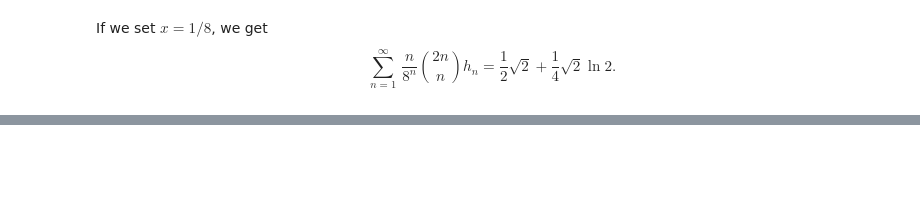
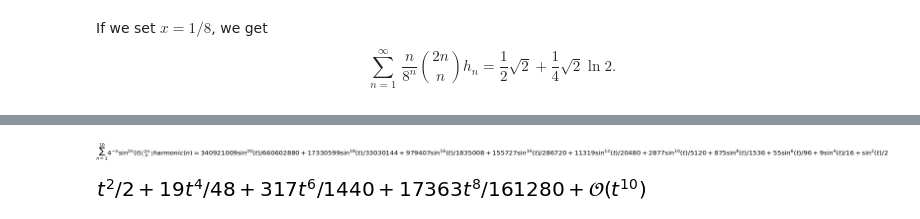
Before and after one commit to mameli/Analysis_and_Design_of_Algorithms, a Jupyter notebook: Chen21/chen.ipynb, the cells around one changed output, grey strips where cells are left out. Cells and saved outputs as stored; diff of their text form; code cells hidden in the pictures; blank space fills up the shorter version.

```diff
--- a/Chen21/chen.ipynb
+++ b/Chen21/chen.ipynb
@@ -497,0 +493,12 @@ s9_expr
+# %%
+s10 = Sum(1/4**n*binomial(2*n,n)*harmonic(n)*sin(t)**(2*n),(n,1,k))
+s10_expr = Lambda([t], 2/cos(t)*ln((1+cos(t))/(2*cos(t))))
+# [(s10(i)) for i in range(1, 8)]
+expanded = s10.subs({k:10})
+Eq(expanded, expanded.doit())
+# %% [output]
+[figure, added]
+# %%
+series(s10_expr(t), t, n=10)
+# %% [output]
+[figure, added]
```
Also changed, not shown: parts of 17 cells of this notebook.
